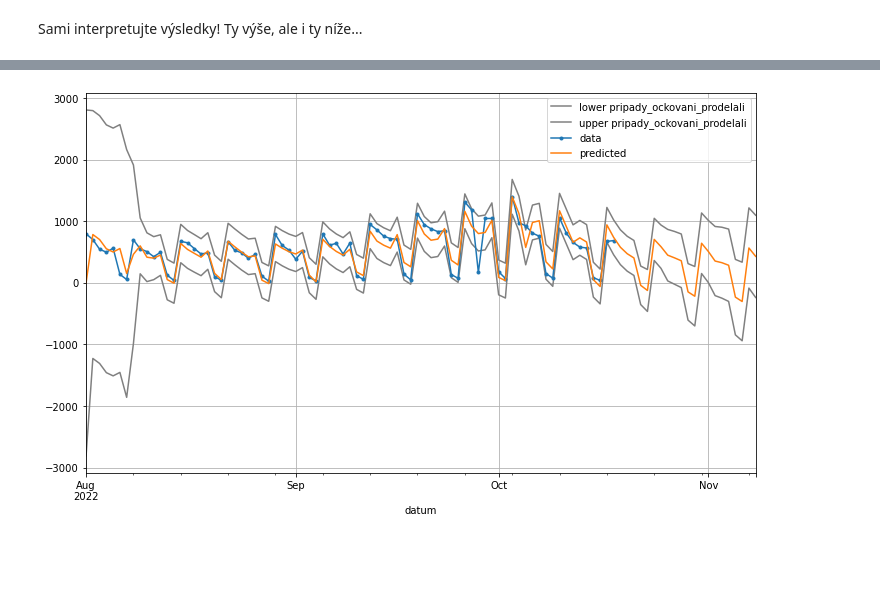
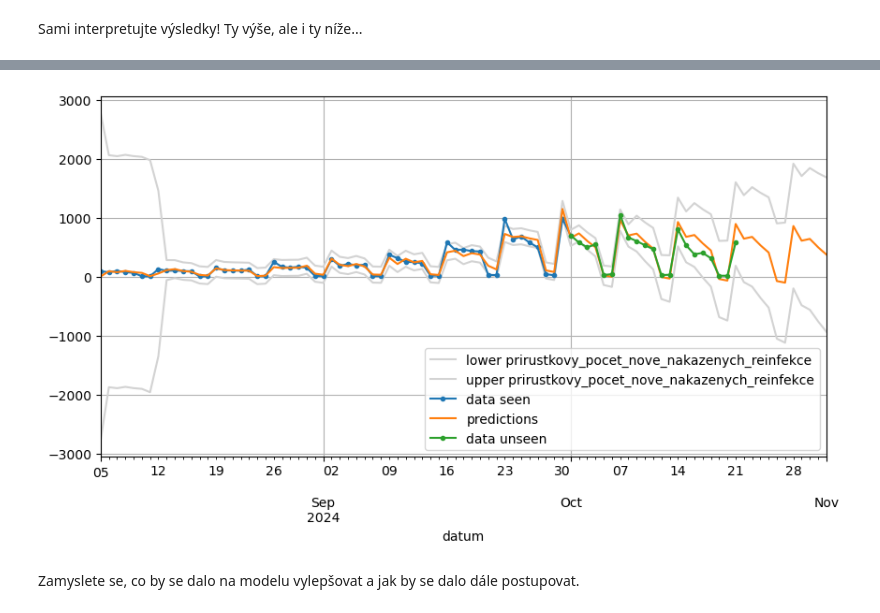
Before and after one commit to kamil-dedecius/mi-scr, a Jupyter notebook: cviceni/5_lab/1_SARIMA.ipynb, the cells around one changed output, grey strips where cells are left out. Cells and saved outputs as stored; diff of their text form; code cells hidden in the pictures; blank space fills up the shorter version.

```diff
--- a/cviceni/5_lab/1_SARIMA.ipynb
+++ b/cviceni/5_lab/1_SARIMA.ipynb
@@ -36,7 +33,7 @@ data.head()
 # %% [markdown]
 Zaměříme se na jeden ze sloupečků, v zásadě je jedno, jaký. Mají data nějaké význačné vlastnosti?
 # %%
-df_analysis = data['pripady_ockovani_prodelali'].last('3M')
+df_analysis = data['prirustkovy_pocet_nove_nakazenych_reinfekce'].last('12W')
 df_analysis = df_analysis.asfreq('D')
 
 tsplot(df_analysis, lags=15)
@@ -59,5 +56,9 @@ tsplot(df_analysis_d7_d1, lags=10)
 # %% [markdown]
 Jakousi představu bychom měli, můžeme se podívat, jak bude korespondovat s automatizovaným odhadem řádů SARIMA modelu.
+# %%
+analysis_to_date = '2024-10-01'
+df_analysis_full = df_analysis
+df_analysis_train = df_analysis.loc[:analysis_to_date]
 # %% [markdown]
 ### Odhad řádů pomocí `pmdarima`
 
@@ -90,7 +91,7 @@ Total fit time: 34.794 seconds
 # %% [markdown]
 Automatickým nástrojem máme vybraný nejlepší model. Ten můžeme následně nafitovat pomocí `ARIMA()`. `pmdarima` umožňuje pokračovat s ní, ale pro přímočarost zůstaňme u `statsmodels`:
 # %%
-model = ARIMA(df_analysis, order=(3,1,0), seasonal_order=(0,1,1,7), trend='n')
+model = ARIMA(df_analysis_train, order=(0,1,1), seasonal_order=(1,1,0,7), trend='n')
 res = model.fit()
 print(res.summary())
 # %% [output]
@@ -123,0 +122,4 @@ preds = res.get_prediction(end=fcast_horizon)
+# %%
+preds_to_date = '2024-11-01'
+preds = res.get_prediction(end=preds_to_date)
+preds.summary_frame().tail()
@@ -124,10 +133,13 @@ preds = res.get_prediction(end=fcast_horizon)
 # %%
 ci = preds.conf_int()
 
-fig = ci.plot(color='grey', figsize=(12, 7))
-res.data.orig_endog.plot(label='data', marker='.', fig=fig)
-preds.predicted_mean.plot(label='predicted', fig=fig)
+fig = ci.plot(color='lightgrey', figsize=(10, 5))
+res.data.orig_endog.plot(label='data seen', marker='.', fig=fig)
+preds.predicted_mean.plot(label='predictions', fig=fig)
+df_analysis_full.loc[analysis_to_date:].plot(label='data unseen', marker='.', fig=fig)
 plt.legend()
 plt.show()
 # %% [output]
-[figure, old version]
+[figure, new version]
+# %% [markdown]
+Zamyslete se, co by se dalo na modelu vylepšovat a jak by se dalo dále postupovat.
```
Also changed, not shown: parts of 11 cells of this notebook, 1 other file.
